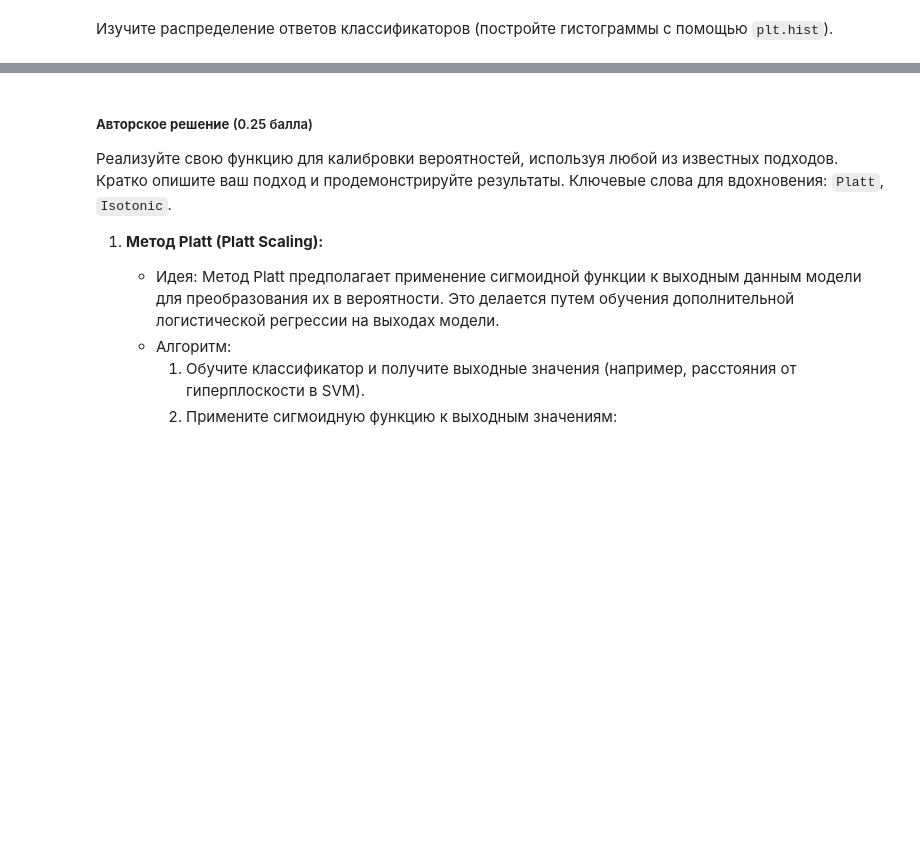
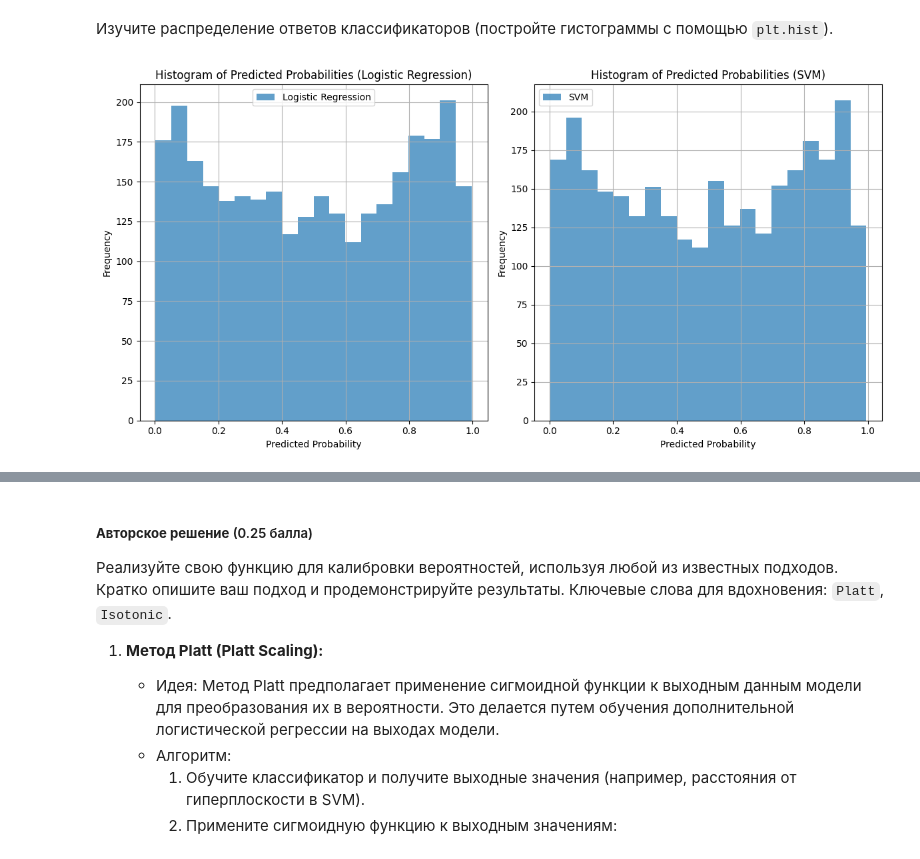
Before and after one commit to KoryakovDmitry/mai-ml-linear-classification-lab5, a Jupyter notebook: ML_MAI_&_SBER_Linear_classification_LAB_5.ipynb, the cells around one changed output, grey strips where cells are left out. Saved outputs shown, nothing was run; the diff lists cells and outputs as text; code cells hidden in the pictures; blank space fills up the shorter version.

```diff
--- a/ML_MAI_&_SBER_Linear_classification_LAB_5.ipynb
+++ b/ML_MAI_&_SBER_Linear_classification_LAB_5.ipynb
@@ -517,2 +559,25 @@ def plot_calibration_curve(y_test, preds):
 # %% [markdown]
 Изучите распределение ответов классификаторов (постройте гистограммы с помощью `plt.hist`).
+# %%
+def plot_histograms(preds, model_name):
+    plt.hist(preds, bins=20, alpha=0.7, label=model_name)
+    plt.xlabel('Predicted Probability')
+    plt.ylabel('Frequency')
+    plt.title(f'Histogram of Predicted Probabilities ({model_name})')
+    plt.legend()
+
+
+plt.figure(figsize=(12, 6))
+
+plt.subplot(1, 2, 1)
+plot_histograms(y_pred_log_reg, 'Logistic Regression')
+plt.grid(True)
+
+plt.subplot(1, 2, 2)
+plot_histograms(y_pred_svm, 'SVM')
+
+plt.tight_layout()
+plt.grid(True)
+plt.show()
+# %% [output]
+[figure, added]
```
Also changed, not shown: parts of 26 cells of this notebook.
